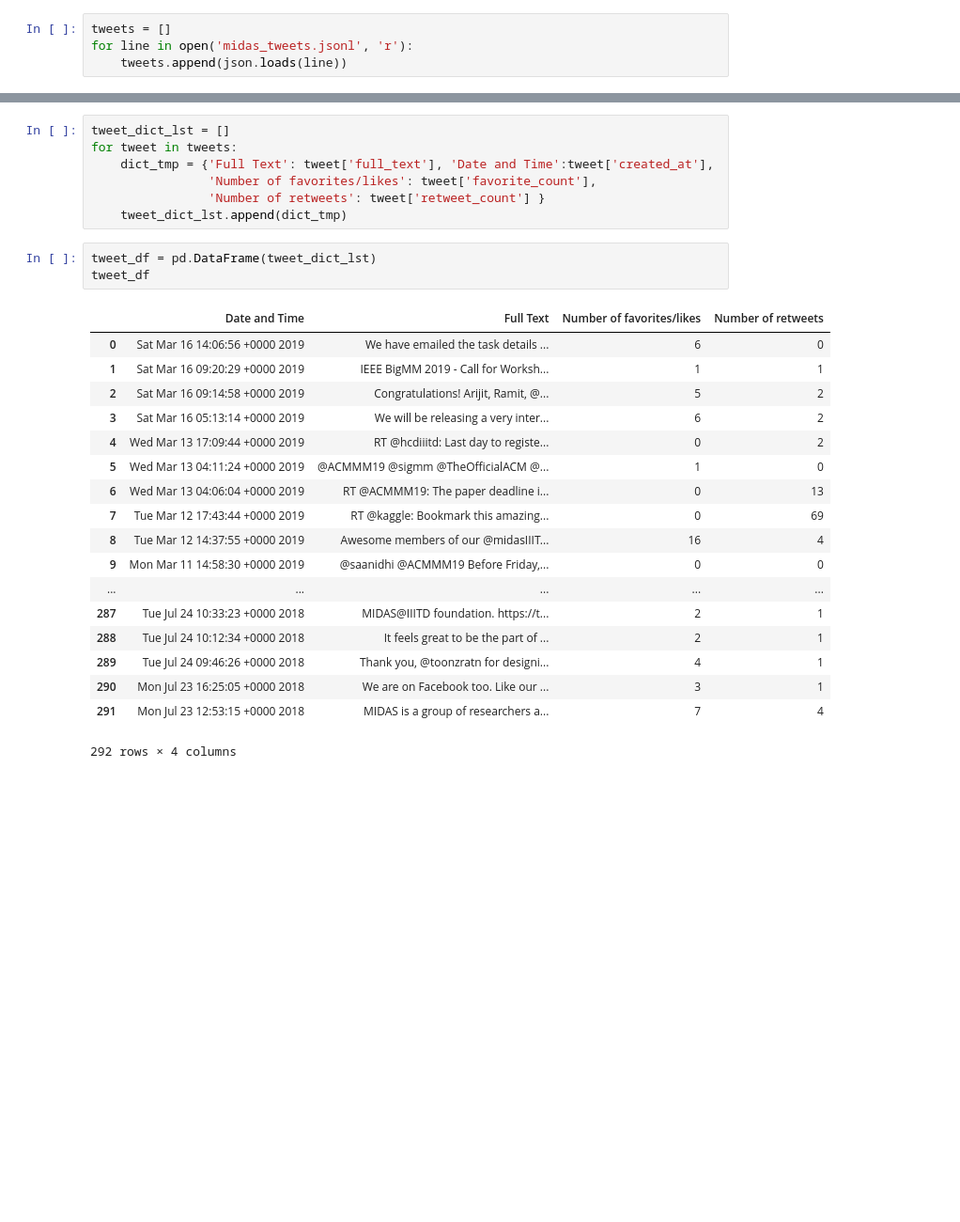
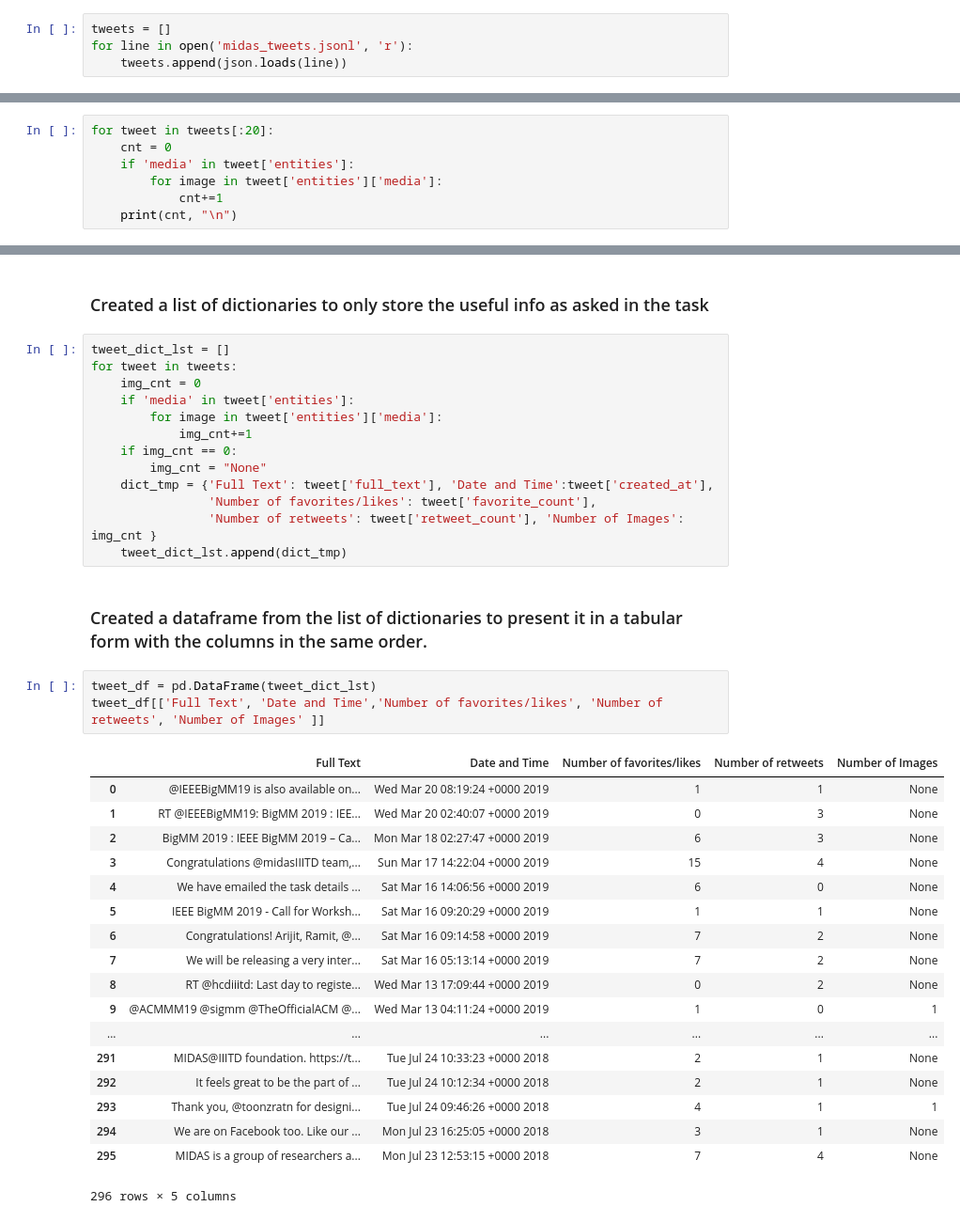
Before and after one commit to edidamanish/IIITDTask, a Jupyter notebook: Python_task/python_task.ipynb, the cells around one changed output, grey strips where cells are left out. Shown at 94% size. Cells and saved outputs as stored; diff of their text form; blank space fills up the shorter version.

```diff
--- a/Python_task/python_task.ipynb
+++ b/Python_task/python_task.ipynb
@@ -80,0 +99,7 @@ for line in open('midas_tweets.jsonl', 'r'):
+# %%
+for tweet in tweets[:20]:
+    cnt = 0
+    if 'media' in tweet['entities']:
+        for image in tweet['entities']['media']:
+            cnt+=1
+    print(cnt, "\n")
@@ -81,29 +124,39 @@ for line in open('midas_tweets.jsonl', 'r'):
+# %% [markdown]
+### Created a list of dictionaries to only store the useful info as asked in the task
 # %%
 tweet_dict_lst = []
 for tweet in tweets:
+    img_cnt = 0
+    if 'media' in tweet['entities']:
+        for image in tweet['entities']['media']:
+            img_cnt+=1
+    if img_cnt == 0:
+        img_cnt = "None"
     dict_tmp = {'Full Text': tweet['full_text'], 'Date and Time':tweet['created_at'],
                 'Number of favorites/likes': tweet['favorite_count'],
-                'Number of retweets': tweet['retweet_count'] }
+                'Number of retweets': tweet['retweet_count'], 'Number of Images': img_cnt }
     tweet_dict_lst.append(dict_tmp)
-# %%
-tweet_df = pd.DataFrame(tweet_dict_lst)
-tweet_df
-# %% [output]
-|  | Date and Time | Full Text | Number of favorites/likes | Number of retweets |
-| 0 | Sat Mar 16 14:06:56 +0000 2019 | We have emailed the task details ... | 6 | 0 |
-| 1 | Sat Mar 16 09:20:29 +0000 2019 | IEEE BigMM 2019 - Call for Worksh... | 1 | 1 |
-| 2 | Sat Mar 16 09:14:58 +0000 2019 | Congratulations! Arijit, Ramit, @... | 5 | 2 |
-| 3 | Sat Mar 16 05:13:14 +0000 2019 | We will be releasing a very inter... | 6 | 2 |
-| 4 | Wed Mar 13 17:09:44 +0000 2019 | RT @hcdiiitd: Last day to registe... | 0 | 2 |
-| 5 | Wed Mar 13 04:11:24 +0000 2019 | @ACMMM19 @sigmm @TheOfficialACM @... | 1 | 0 |
-| 6 | Wed Mar 13 04:06:04 +0000 2019 | RT @ACMMM19: The paper deadline i... | 0 | 13 |
-| 7 | Tue Mar 12 17:43:44 +0000 2019 | RT @kaggle: Bookmark this amazing... | 0 | 69 |
-| 8 | Tue Mar 12 14:37:55 +0000 2019 | Awesome members of our @midasIIIT... | 16 | 4 |
-| 9 | Mon Mar 11 14:58:30 +0000 2019 | @saanidhi @ACMMM19 Before Friday,... | 0 | 0 |
-| ... | ... | ... | ... | ... |
-| 287 | Tue Jul 24 10:33:23 +0000 2018 | MIDAS@IIITD foundation. https://t... | 2 | 1 |
-| 288 | Tue Jul 24 10:12:34 +0000 2018 | It feels great to be the part of ... | 2 | 1 |
-| 289 | Tue Jul 24 09:46:26 +0000 2018 | Thank you, @toonzratn for designi... | 4 | 1 |
-| 290 | Mon Jul 23 16:25:05 +0000 2018 | We are on Facebook too. Like our ... | 3 | 1 |
-| 291 | Mon Jul 23 12:53:15 +0000 2018 | MIDAS is a group of researchers a... | 7 | 4 |
-292 rows × 4 columns
+# %% [markdown]
+### Created a dataframe from the list of dictionaries to present it in a tabular form with the columns in the same order.
+# %%
+tweet_df = pd.DataFrame(tweet_dict_lst)
+tweet_df[['Full Text', 'Date and Time','Number of favorites/likes', 'Number of retweets', 'Number of Images' ]]
+# %% [output]
+|  | Full Text | Date and Time | Number of favorites/likes | Number of retweets | Number of Images |
+| 0 | @IEEEBigMM19 is also available on... | Wed Mar 20 08:19:24 +0000 2019 | 1 | 1 | None |
+| 1 | RT @IEEEBigMM19: BigMM 2019 : IEE... | Wed Mar 20 02:40:07 +0000 2019 | 0 | 3 | None |
+| 2 | BigMM 2019 : IEEE BigMM 2019 – Ca... | Mon Mar 18 02:27:47 +0000 2019 | 6 | 3 | None |
+| 3 | Congratulations @midasIIITD team,... | Sun Mar 17 14:22:04 +0000 2019 | 15 | 4 | None |
+| 4 | We have emailed the task details ... | Sat Mar 16 14:06:56 +0000 2019 | 6 | 0 | None |
+| 5 | IEEE BigMM 2019 - Call for Worksh... | Sat Mar 16 09:20:29 +0000 2019 | 1 | 1 | None |
+| 6 | Congratulations! Arijit, Ramit, @... | Sat Mar 16 09:14:58 +0000 2019 | 7 | 2 | None |
+| 7 | We will be releasing a very inter... | Sat Mar 16 05:13:14 +0000 2019 | 7 | 2 | None |
+| 8 | RT @hcdiiitd: Last day to registe... | Wed Mar 13 17:09:44 +0000 2019 | 0 | 2 | None |
+| 9 | @ACMMM19 @sigmm @TheOfficialACM @... | Wed Mar 13 04:11:24 +0000 2019 | 1 | 0 | 1 |
+| ... | ... | ... | ... | ... | ... |
+| 291 | MIDAS@IIITD foundation. https://t... | Tue Jul 24 10:33:23 +0000 2018 | 2 | 1 | None |
+| 292 | It feels great to be the part of ... | Tue Jul 24 10:12:34 +0000 2018 | 2 | 1 | None |
+| 293 | Thank you, @toonzratn for designi... | Tue Jul 24 09:46:26 +0000 2018 | 4 | 1 | 1 |
+| 294 | We are on Facebook too. Like our ... | Mon Jul 23 16:25:05 +0000 2018 | 3 | 1 | None |
+| 295 | MIDAS is a group of researchers a... | Mon Jul 23 12:53:15 +0000 2018 | 7 | 4 | None |
+296 rows × 5 columns
```
Also changed, not shown: parts of 17 cells of this notebook, 1 other file.
